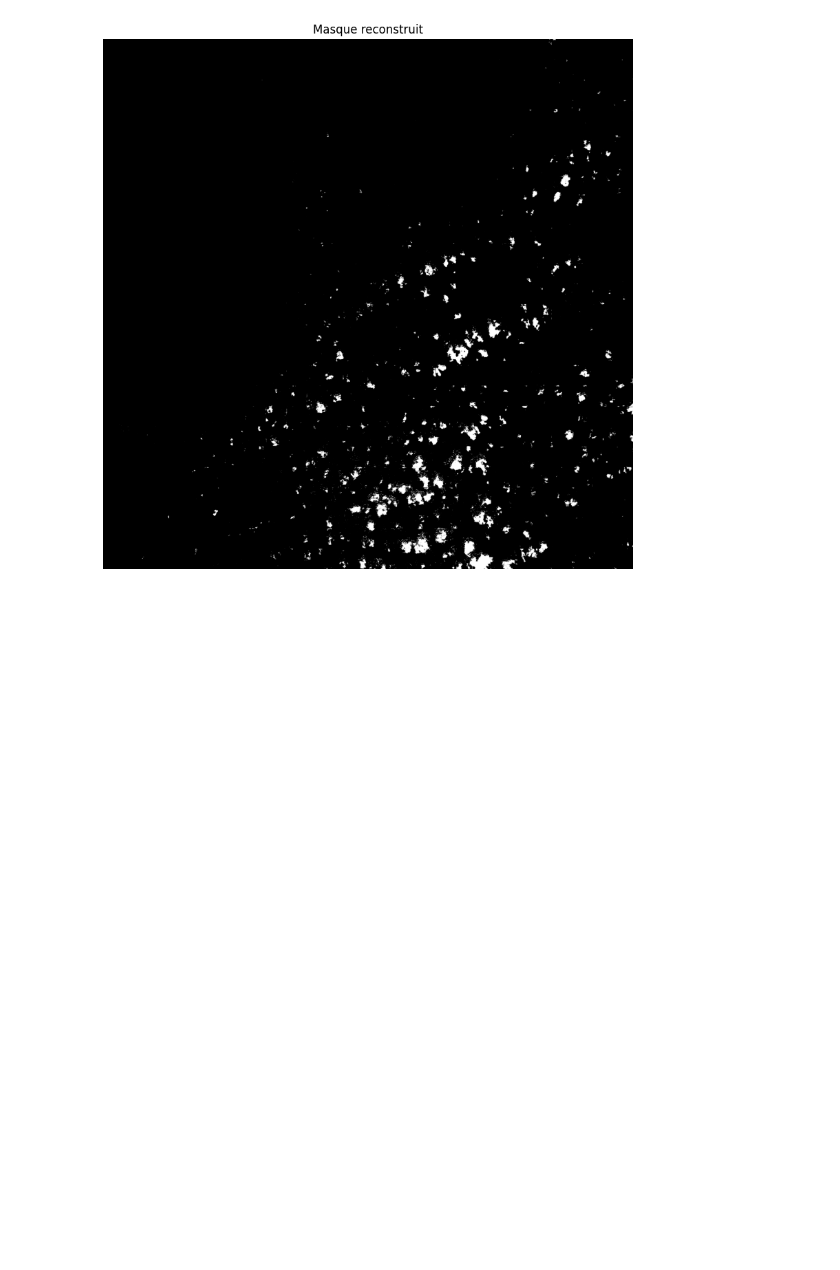
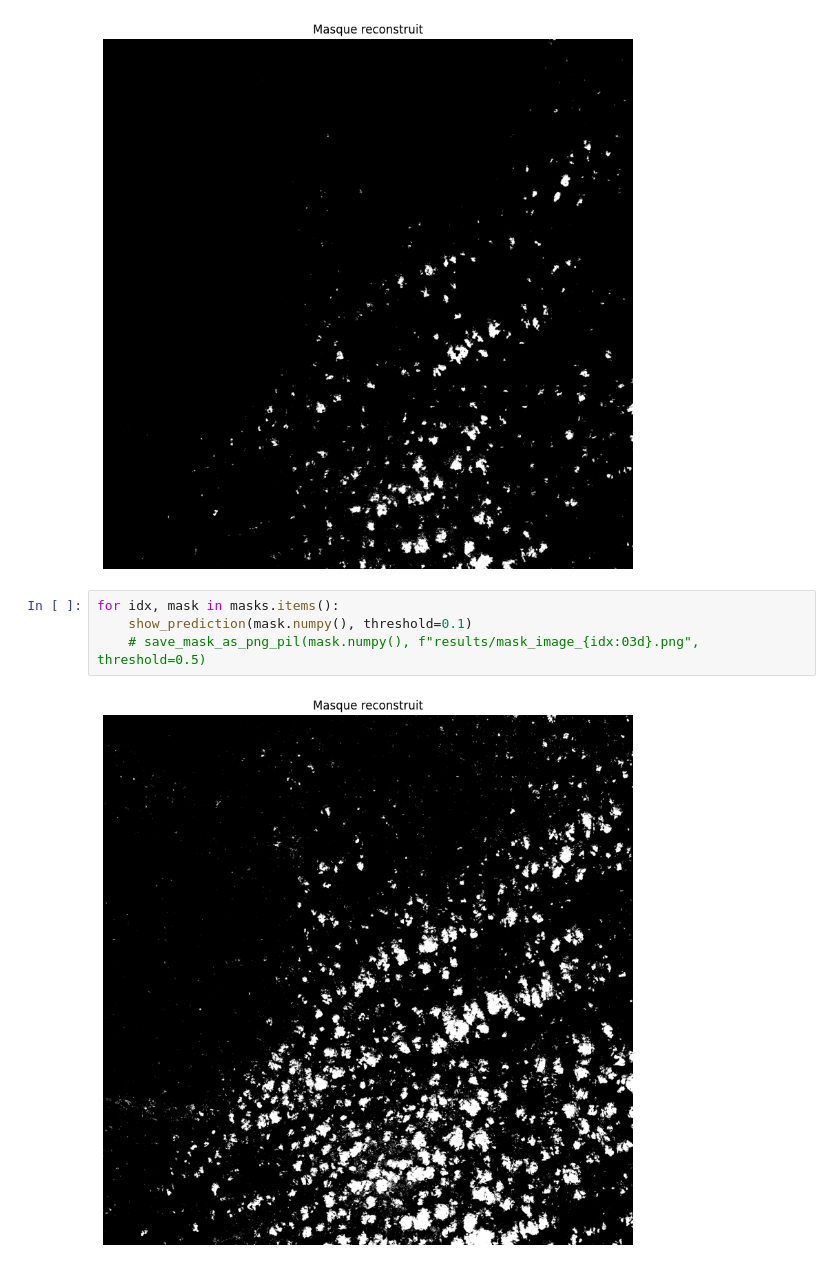
Before and after one commit to tristanGIANDO/satellite, a Jupyter notebook: satellite/exploration/inference.ipynb, the cells around one changed output. Cells and saved outputs as stored; diff of their text form; blank space fills up the shorter version.

```diff
--- a/satellite/exploration/inference.ipynb
+++ b/satellite/exploration/inference.ipynb
@@ -222,6 +222,12 @@ for idx, mask in masks.items():
     save_mask_as_png_pil(mask.numpy(), f"results/mask_image_{idx:03d}.png", threshold=0.5)
 # %% [output]
 [figure]
+# %%
+for idx, mask in masks.items():
+    show_prediction(mask.numpy(), threshold=0.1)
+    # save_mask_as_png_pil(mask.numpy(), f"results/mask_image_{idx:03d}.png", threshold=0.5)
+# %% [output]
+[figure, added]
 # %%
 def create_rgba_from_dataset(dataset, mask: np.ndarray, image_idx: int = 2) -> np.ndarray:
     """
```
Also changed, not shown: parts of 12 cells of this notebook, 1 other file.
